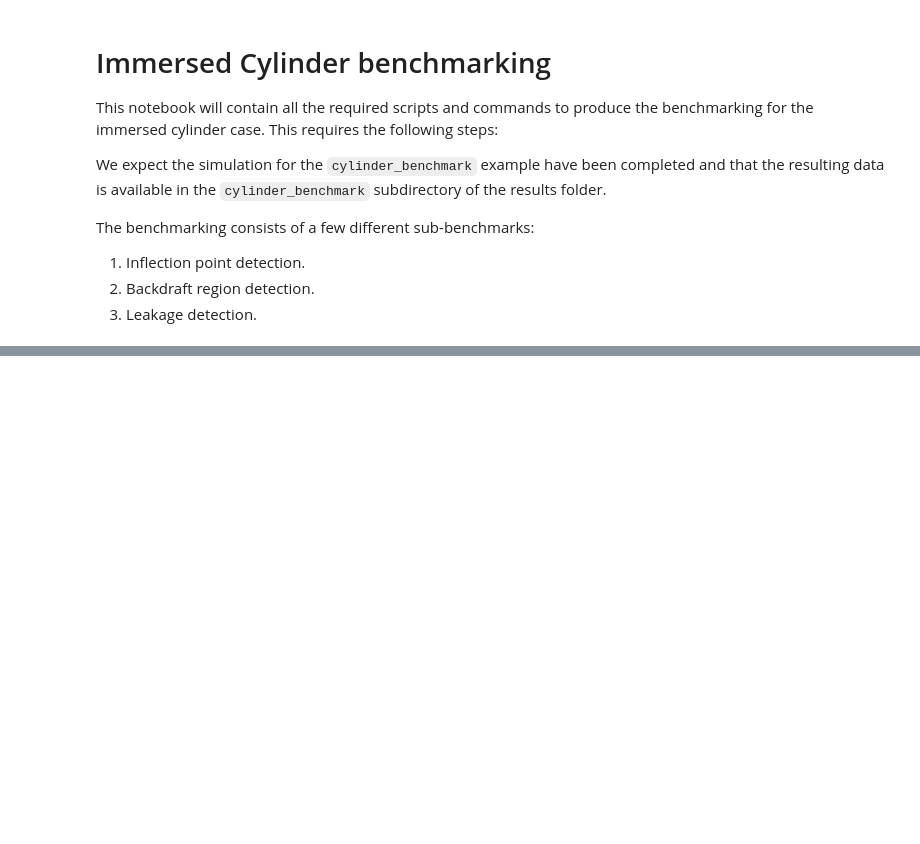
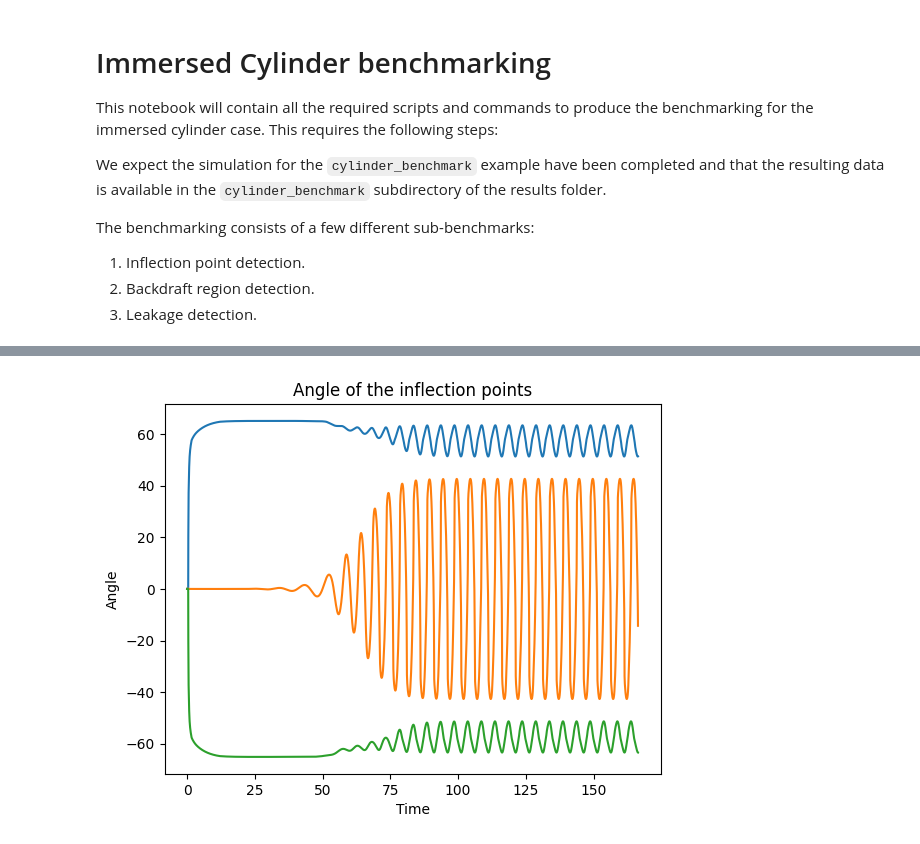
Before and after one commit to ExtremeFLOW/neko-top, a Jupyter notebook: scripts/cylinder_benchmark.ipynb, the cells around one changed output, grey strips where cells are left out. Saved outputs shown, nothing was run; the diff lists cells and outputs as text; code cells hidden in the pictures; blank space fills up the shorter version.

```diff
--- a/scripts/cylinder_benchmark.ipynb
+++ b/scripts/cylinder_benchmark.ipynb
@@ -196,0 +96,16 @@ for ti in range(N_times):
+# %%
+# Compute the inflection angles for all time steps
+if not 'angle_inflection' in locals():
+    center = np.array([0.0, 0.0, 0.0])
+    angle_inflection = track_inflection_point(center, points, fields, times)
+
+fig = plt.figure()
+ax = fig.add_subplot(111)
+ax.plot(times, angle_inflection * 360.0 / (2.0 * np.pi))
+
+plt.title("Angle of the inflection points")
+plt.xlabel("Time")
+plt.ylabel("Angle")
+plt.show()
+# %% [output]
+[figure, added]
```
Also changed, not shown: parts of 12 cells of this notebook, 5 other files.
